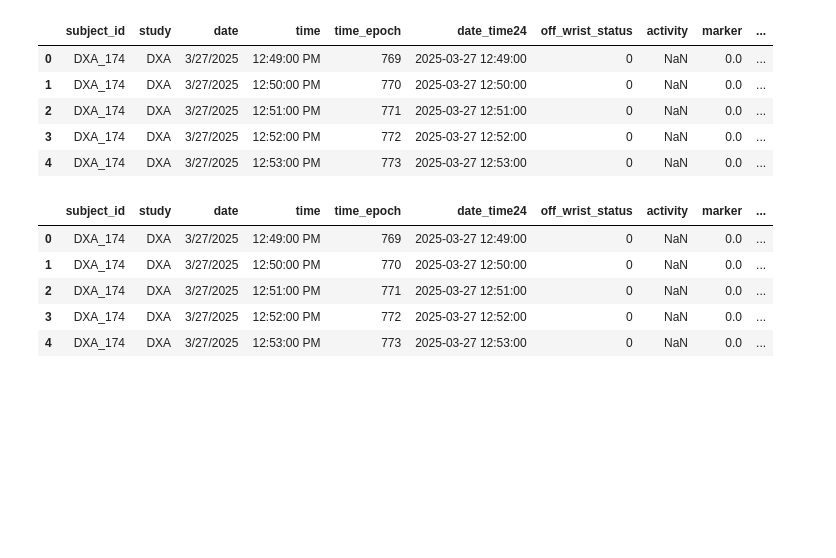
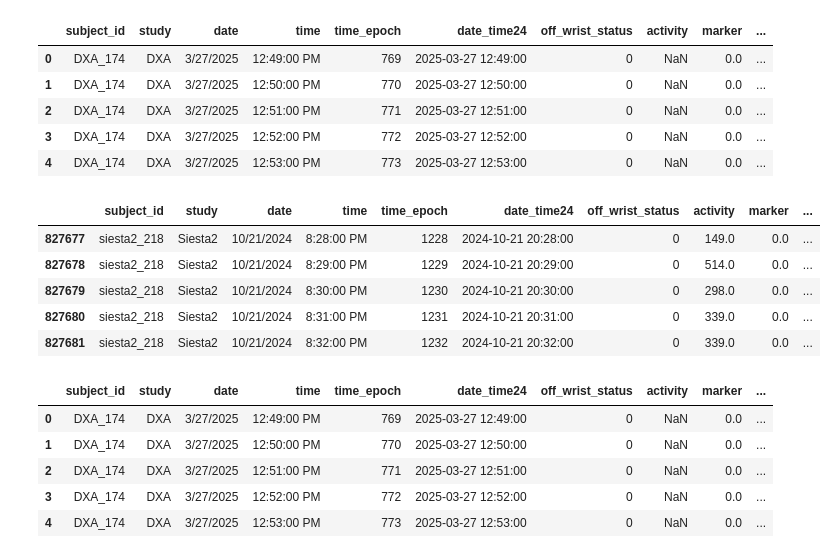
Before and after one commit to Tom-Gooding/Portfolio, a Jupyter notebook: Data_Projects/Rutgers Research/Rutgers_Sleep_Cannabis_Alcohol_study/RUmerging_sleep_actigraphy_data_091026.ipynb, the cells around one changed output. Drawn from its saved outputs; the diff is of its cells as text; code cells hidden in the pictures; blank space fills up the shorter version.

```diff
--- a/Data_Projects/Rutgers Research/Rutgers_Sleep_Cannabis_Alcohol_study/RUmerging_sleep_actigraphy_data_091026.ipynb
+++ b/Data_Projects/Rutgers Research/Rutgers_Sleep_Cannabis_Alcohol_study/RUmerging_sleep_actigraphy_data_091026.ipynb
@@ -31,6 +31,15 @@ actigraphy_df.head()
 | 2 | DXA_174 | DXA | 3/27/2025 | 12:51:00 PM | 771 | 2025-03-27 12:51:00 | 0 | NaN | 0.0 | ... |
 | 3 | DXA_174 | DXA | 3/27/2025 | 12:52:00 PM | 772 | 2025-03-27 12:52:00 | 0 | NaN | 0.0 | ... |
 | 4 | DXA_174 | DXA | 3/27/2025 | 12:53:00 PM | 773 | 2025-03-27 12:53:00 | 0 | NaN | 0.0 | ... |
+# %%
+actigraphy_df[actigraphy_df['subject_id']=='siesta2_218'].head()
+# %% [output]
+|  | subject_id | study | date | time | time_epoch | date_time24 | off_wrist_status | activity | marker | ... |
+| 827677 | siesta2_218 | Siesta2 | 10/21/2024 | 8:28:00 PM | 1228 | 2024-10-21 20:28:00 | 0 | 149.0 | 0.0 | ... |
+| 827678 | siesta2_218 | Siesta2 | 10/21/2024 | 8:29:00 PM | 1229 | 2024-10-21 20:29:00 | 0 | 514.0 | 0.0 | ... |
+| 827679 | siesta2_218 | Siesta2 | 10/21/2024 | 8:30:00 PM | 1230 | 2024-10-21 20:30:00 | 0 | 298.0 | 0.0 | ... |
+| 827680 | siesta2_218 | Siesta2 | 10/21/2024 | 8:31:00 PM | 1231 | 2024-10-21 20:31:00 | 0 | 339.0 | 0.0 | ... |
+| 827681 | siesta2_218 | Siesta2 | 10/21/2024 | 8:32:00 PM | 1232 | 2024-10-21 20:32:00 | 0 | 339.0 | 0.0 | ... |
 # %%
 ## convert dtypes for analysis
 actigraphy_df['subject_id'] = actigraphy_df['subject_id'].astype(str)
```
Also changed, not shown: parts of 10 cells of this notebook, 2 other files.
